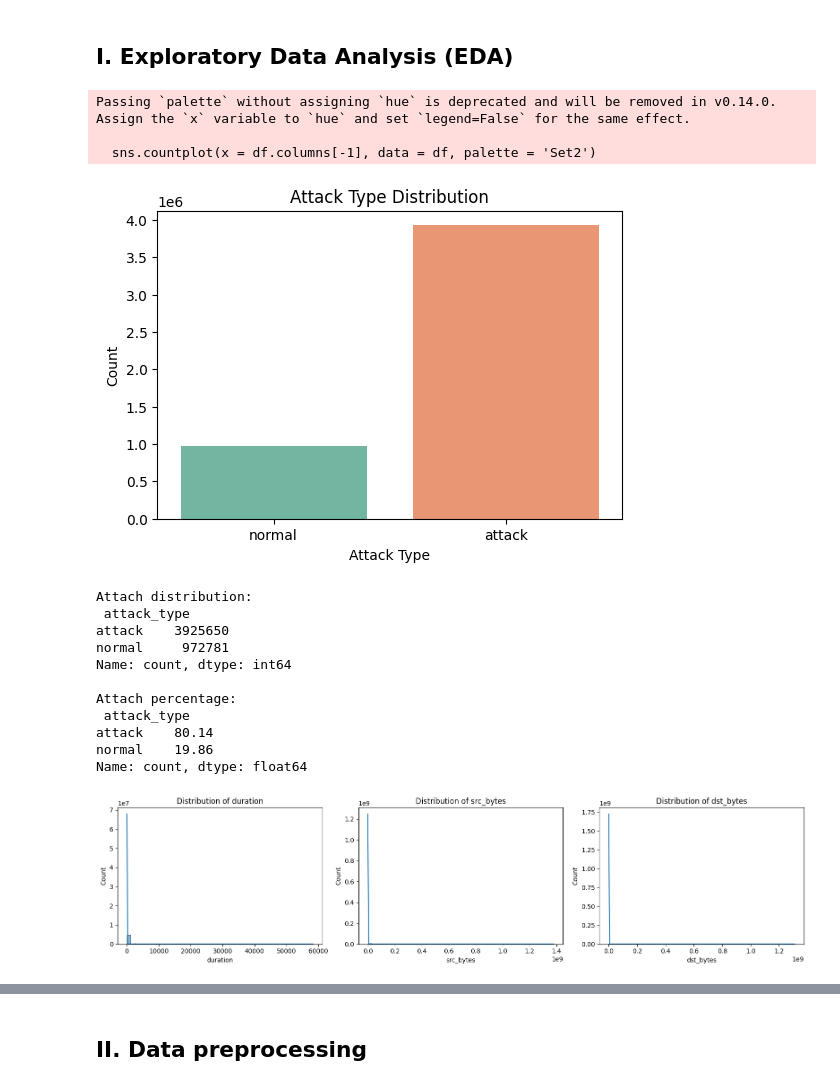
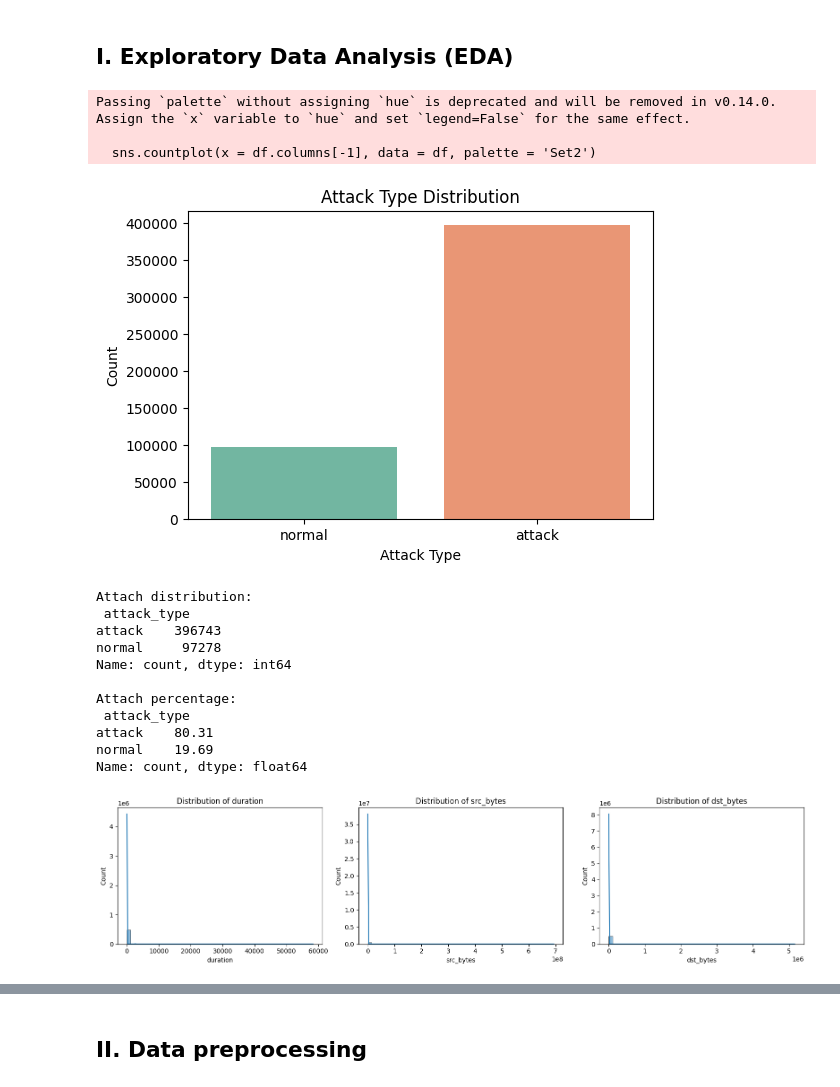
Before and after one commit to hieuttblackpink/mse-dam501-programming-coursera, a Jupyter notebook: Final_Project/Code/Classification_and_Prediction/Random_Forest_Classification.ipynb, the cells around one changed output, grey strips where cells are left out. Cells and saved outputs as stored; diff of their text form; code cells hidden in the pictures.

```diff
--- a/Final_Project/Code/Classification_and_Prediction/Random_Forest_Classification.ipynb
+++ b/Final_Project/Code/Classification_and_Prediction/Random_Forest_Classification.ipynb
@@ -13,39 +13,39 @@ from sklearn.metrics import accuracy_score, precision_score, recall_score, f1_sc
 ## I. Exploratory Data Analysis (EDA)
 # %%
 # Load the dataset
-# df = pd.read_csv('../../Data/kddcup.data_10_percent.csv', header = 0)
-df = pd.read_csv('../../Data/kddcup.csv', header = 0)
+df = pd.read_csv('../../Data/kddcup.data_10_percent.csv', header = 0)
+# df = pd.read_csv('../../Data/kddcup.csv', header = 0)
 
 # Analyze the dataset: Rate between normal and attack
 df['attack_type'] = df[df.columns[-1]].apply(lambda x: 'normal' if x == 'normal' else 'attack')
 
 attack_count = df[df.columns[-1]].value_counts()
 attack_percentage = attack_count / len(df) * 100
 
 plt.figure(figsize = (6, 4))
 sns.countplot(x = df.columns[-1], data = df, palette = 'Set2')
 plt.title('Attack Type Distribution')
 plt.xlabel('Attack Type')
 plt.ylabel('Count')
 plt.show()
 
 print(f"Attach distribution:\n {attack_count} \n")
 print(f"Attach percentage:\n {attack_percentage.round(2)} \n")
 # %% [output]
 Passing `palette` without assigning `hue` is deprecated and will be removed in v0.14.0. Assign the `x` variable to `hue` and set `legend=False` for the same effect.
 
   sns.countplot(x = df.columns[-1], data = df, palette = 'Set2')
-[figure, old version]
+[figure, new version]
 Attach distribution:
  attack_type
-attack    3925650
-normal     972781
+attack    396743
+normal     97278
 Name: count, dtype: int64
 
 Attach percentage:
  attack_type
-attack    80.14
-normal    19.86
+attack    80.31
+normal    19.69
 Name: count, dtype: float64
 # %%
 # Distribution of main features
@@ -58,7 +58,7 @@ for i, feature in enumerate(features_to_plot):
 plt.tight_layout()
 plt.show()
 # %% [output]
-[figure, old version]
+[figure, new version]
 # %%
 # Check imbalance of the dataset
 plt.figure(figsize = (10, 4))
```
Also changed, not shown: parts of 5 cells of this notebook, 1 other file.
